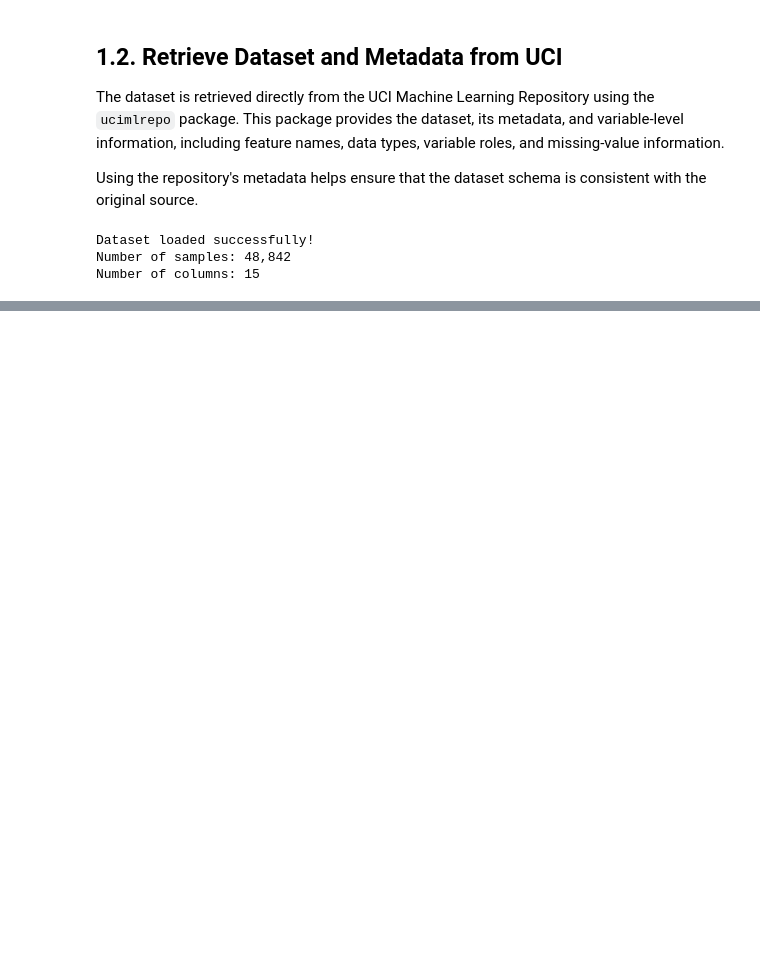
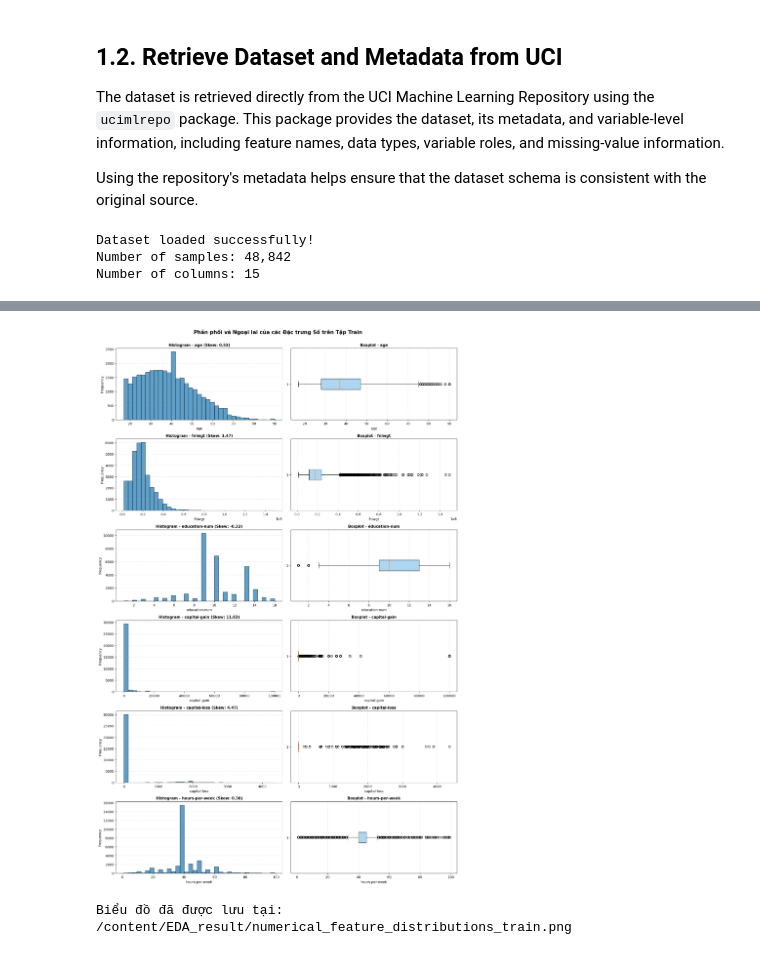
Before and after one commit to superiorhamster/CO5177, a Jupyter notebook: ipynb/tabular/Adult_Census_Income_EDA_Preprocessing.ipynb, the cells around one changed output, grey strips where cells are left out. Drawn from its saved outputs; the diff is of its cells as text; code cells hidden in the pictures; blank space fills up the shorter version.

```diff
--- a/ipynb/tabular/Adult_Census_Income_EDA_Preprocessing.ipynb
+++ b/ipynb/tabular/Adult_Census_Income_EDA_Preprocessing.ipynb
@@ -1270,0 +554,14 @@ In this experiment, XGBoost is trained on the preprocessed training set without
+# %%
+# Identify numerical features in X_train
+numerical_features = X_train.select_dtypes(include="number").columns.tolist()
+
+# Descriptive statistics including median and skewness
+num_stats = X_train[numerical_features].describe().T
+num_stats["median"] = X_train[numerical_features].median()
+num_stats["skewness"] = X_train[numerical_features].skew()
+num_stats = num_stats[
+    ["count", "mean", "median", "std", "min", "25%", "50%", "75%", "max", "skewness"]
+].round(2)
+
+print("Thống kê mô tả các đặc trưng số trên tập Train:")
+display(num_stats)
@@ -1270,0 +577,35 @@ In this experiment, XGBoost is trained on the preprocessed training set without
+# %%
+import matplotlib.pyplot as plt
+
+# Plot histograms and boxplots for numerical features in X_train
+n_num = len(numerical_features)
+fig, axes = plt.subplots(n_num, 2, figsize=(15, 3.8 * n_num))
+
+for i, col in enumerate(numerical_features):
+    vals = X_train[col].dropna()
+
+    # Histogram
+    axes[i, 0].hist(vals, bins=35, color="#2980b9", edgecolor="black", alpha=0.75)
+    axes[i, 0].set_title(f"Histogram - {col} (Skew: {vals.skew():.2f})", fontsize=11, fontweight="bold")
+    axes[i, 0].set_xlabel(col)
+    axes[i, 0].set_ylabel("Frequency")
+    axes[i, 0].grid(axis="y", linestyle="--", alpha=0.3)
+
+    # Boxplot
+    axes[i, 1].boxplot(vals, vert=False, patch_artist=True, boxprops=dict(facecolor="#aed6f1"))
+    axes[i, 1].set_title(f"Boxplot - {col}", fontsize=11, fontweight="bold")
+    axes[i, 1].set_xlabel(col)
+    axes[i, 1].grid(axis="x", linestyle="--", alpha=0.3)
+
+fig.suptitle("Phân phối và Ngoại lai của các Đặc trưng Số trên Tập Train", fontsize=15, fontweight="bold", y=1.002)
+plt.tight_layout()
+
+output_path = EDA_DIR / "numerical_feature_distributions_train.png"
+fig.savefig(output_path, dpi=200, bbox_inches="tight")
+plt.show()
+plt.close(fig)
+
+print(f"Biểu đồ đã được lưu tại: {output_path.resolve()}")
+# %% [output]
+[figure, added]
+Biểu đồ đã được lưu tại: /content/EDA_result/numerical_feature_distributions_train.png
```
Also changed, not shown: parts of 127 cells of this notebook, 22 other files.
